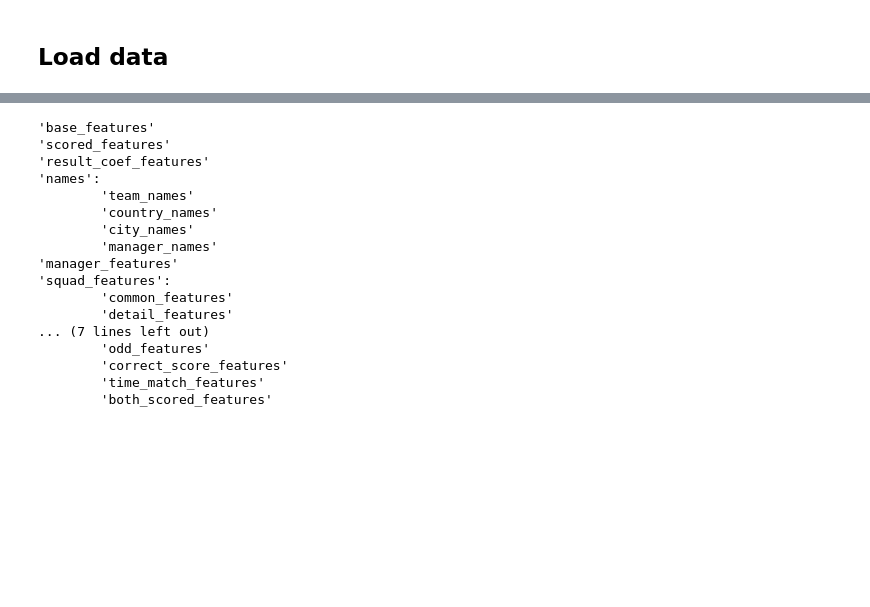
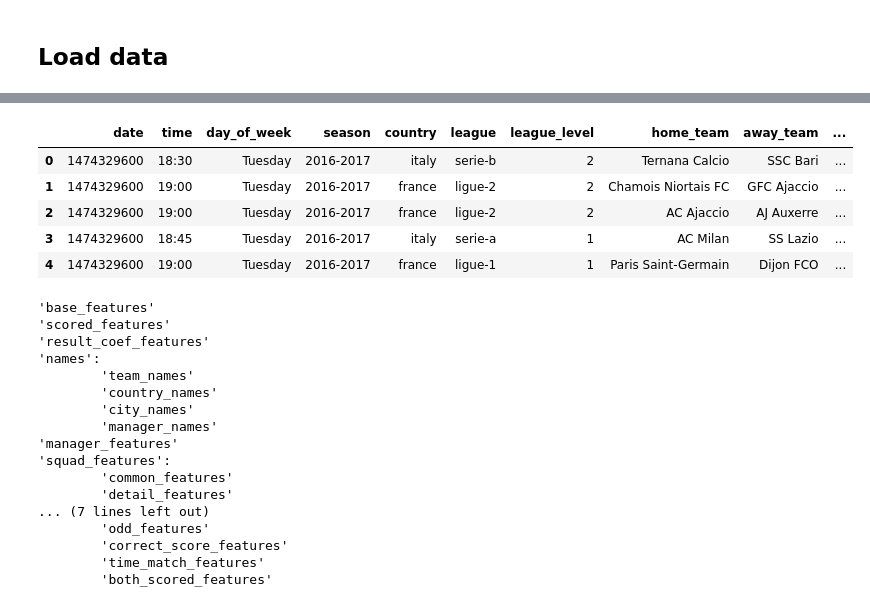
Before and after one commit to macroslav/bets-model, a Jupyter notebook: Bets pipeline.ipynb, the cells around one changed output, grey strips where cells are left out. Cells and saved outputs as stored; diff of their text form; code cells hidden in the pictures; blank space fills up the shorter version.

```diff
--- a/Bets pipeline.ipynb
+++ b/Bets pipeline.ipynb
@@ -30,5 +39,4 @@ FEATURES_PATH = 'data/features.yaml'
 # %%
-raw_train_data = pd.read_csv(DATA_PATH)
-
-with open(FEATURES_PATH) as f:
-    all_features_dict = yaml.safe_load(f)
+%%time
+loader = DataLoader(mode='predict', data_format='matches', test_path=TEST_DATA_PATH)
+raw_train_data, raw_test_data = loader.load_data()
@@ -35,3 +46,12 @@ with open(FEATURES_PATH) as f:
+# %%
+raw_train_data.head(5)
+# %% [output]
+|  | date | time | day_of_week | season | country | league | league_level | home_team | away_team | ... |
+| 0 | 1474329600 | 18:30 | Tuesday | 2016-2017 | italy | serie-b | 2 | Ternana Calcio | SSC Bari | ... |
+| 1 | 1474329600 | 19:00 | Tuesday | 2016-2017 | france | ligue-2 | 2 | Chamois Niortais FC | GFC Ajaccio | ... |
+| 2 | 1474329600 | 19:00 | Tuesday | 2016-2017 | france | ligue-2 | 2 | AC Ajaccio | AJ Auxerre | ... |
+| 3 | 1474329600 | 18:45 | Tuesday | 2016-2017 | italy | serie-a | 1 | AC Milan | SS Lazio | ... |
+| 4 | 1474329600 | 19:00 | Tuesday | 2016-2017 | france | ligue-1 | 1 | Paris Saint-Germain | Dijon FCO | ... |
 # %%
 for key, item in all_features_dict.items():
     if isinstance(item, dict):
```
Also changed, not shown: parts of 10 cells of this notebook, 8 other files.
